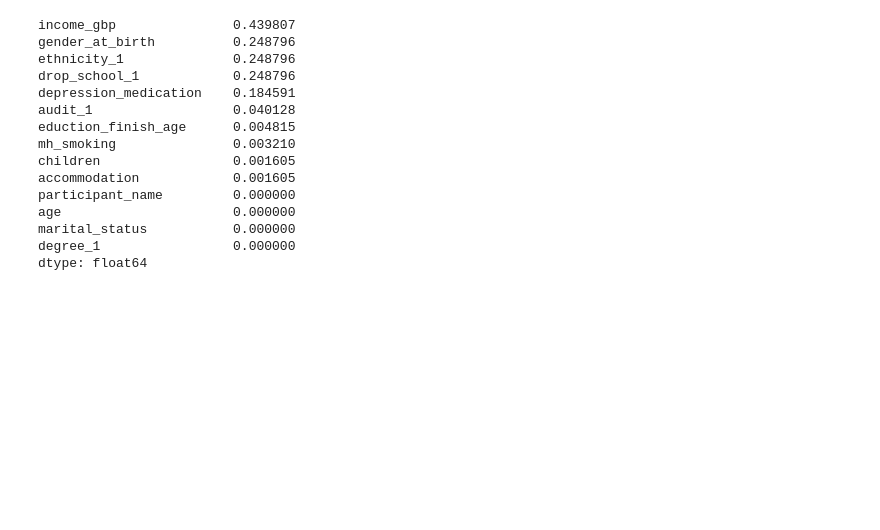
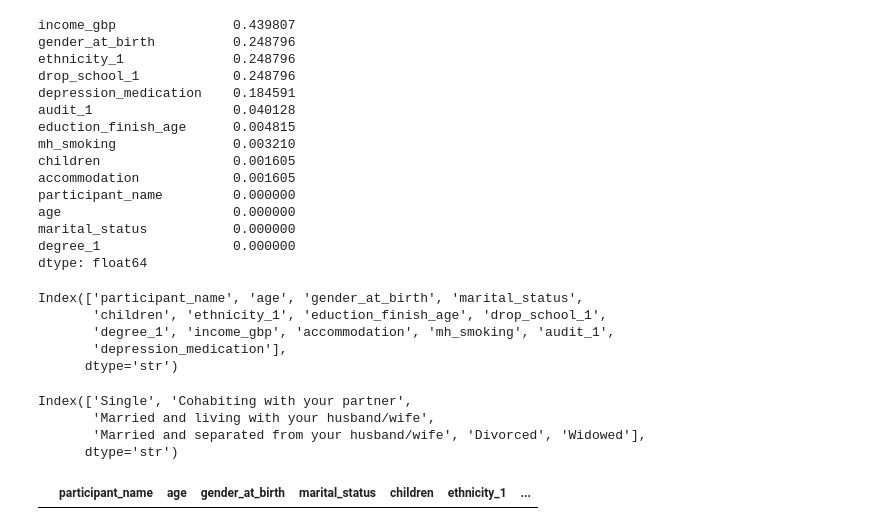
Before and after one commit to kaylenemorrison/wearable-device-depression-prediction, a Jupyter notebook: clean_demographics.ipynb, the cells around one changed output. Drawn from its saved outputs; the diff is of its cells as text; code cells hidden in the pictures; blank space fills up the shorter version.

```diff
--- a/clean_demographics.ipynb
+++ b/clean_demographics.ipynb
@@ -1437,0 +1446,22 @@ dtype: float64
+# %%
+total_dataset_parquet = pd.read_parquet("data_cleaned/totaldataset.parquet")
+# %%
+total_dataset_parquet.columns
+# %% [output]
+Index(['participant_name', 'age', 'gender_at_birth', 'marital_status',
+       'children', 'ethnicity_1', 'eduction_finish_age', 'drop_school_1',
+       'degree_1', 'income_gbp', 'accommodation', 'mh_smoking', 'audit_1',
+       'depression_medication'],
+      dtype='str')
+# %%
+total_dataset_parquet["marital_status"].cat.categories
+# %% [output]
+Index(['Single', 'Cohabiting with your partner',
+       'Married and living with your husband/wife',
+       'Married and separated from your husband/wife', 'Divorced', 'Widowed'],
+      dtype='str')
+# %%
+# isolate rows where all columns are missing except for participant_name
+total_dataset_parquet[total_dataset_parquet.drop(columns=["participant_name"]).isna().all(axis=1)]
+# %% [output]
+|  | participant_name | age | gender_at_birth | marital_status | children | ethnicity_1 | ... |
```
Also changed, not shown: parts of 3 cells of this notebook, 6 other files.
